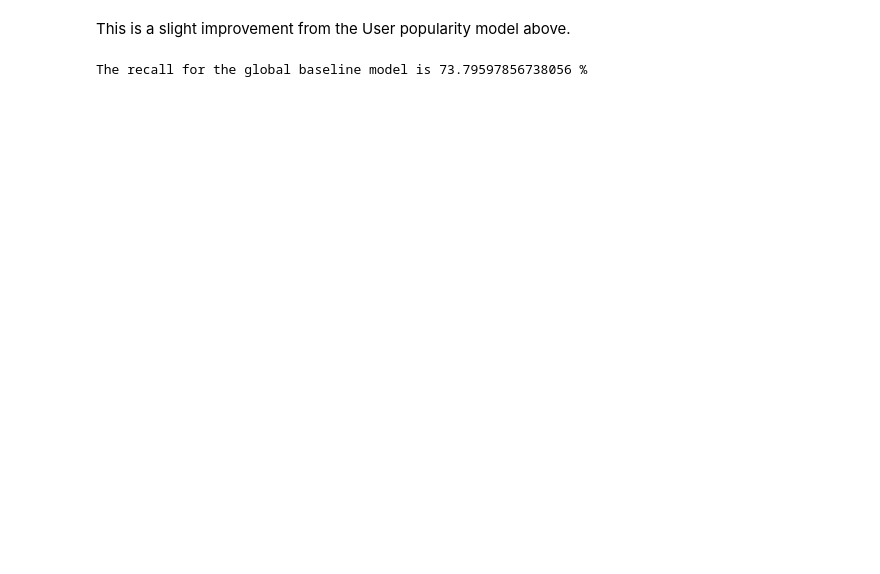
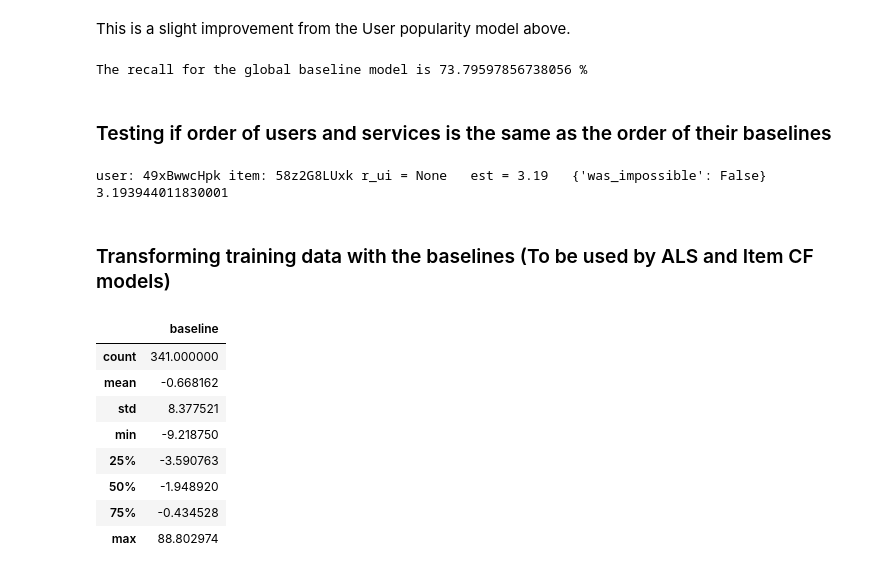
Before and after one commit to Roy7017/Recommenders, a Jupyter notebook: baseline.ipynb, the cells around one changed output. Saved outputs shown, nothing was run; the diff lists cells and outputs as text; code cells hidden in the pictures; blank space fills up the shorter version.

```diff
--- a/baseline.ipynb
+++ b/baseline.ipynb
@@ -434,3 +437,50 @@ global_baseline_recall = recall_at_N(rankings=global_baseline_rankings, test_cou
 print('The recall for the global baseline model is {} %'.format(global_baseline_recall))
 # %% [output]
 The recall for the global baseline model is 73.79597856738056 %
+# %% [markdown]
+### Testing if order of users and services is the same as the order of their baselines
+# %%
+users: list = train_data['user'].unique()
+services: list = train_data['service'].unique()
+mean = train_data['size'].mean()
+
+# print(users)
+# print(services)
+
+user_index = 5
+item_index = 6
+
+item_baseline = global_baseline_model.bi
+user_baseline = global_baseline_model.bu
+
+predict1 = global_baseline_model.predict(users[user_index], services[item_index], clip=False)
+predict2  = mean + item_baseline[item_index] + user_baseline[user_index]
+
+print(predict1)
+print(predict2)
+# %% [output]
+user: 49xBwwcHpk item: 58z2G8LUxk r_ui = None   est = 3.19   {'was_impossible': False}
+3.193944011830001
+# %% [markdown]
+### Transforming training data with the baselines (To be used by ALS and Item CF models)
+# %%
+def get_baseline(row, bi: np.ndarray, bu: np.ndarray):
+    size = row['size']
+    uid: str = row['user']
+    iid: str = row['service']
+    user_index = users.tolist().index(uid)
+    item_index = services.tolist().index(iid)
+    return size - mean - bi[item_index] - bu[user_index]
+# %%
+train_data['baseline'] = train_data.apply(get_baseline, axis=1, bi=item_baseline, bu=user_baseline)
+train_data[['user', 'service', 'baseline']].describe()
+# %% [output]
+|  | baseline |
+| count | 341.000000 |
+| mean | -0.668162 |
+| std | 8.377521 |
+| min | -9.218750 |
+| 25% | -3.590763 |
+| 50% | -1.948920 |
+| 75% | -0.434528 |
+| max | 88.802974 |
```
Also changed, not shown: parts of 19 cells of this notebook.
